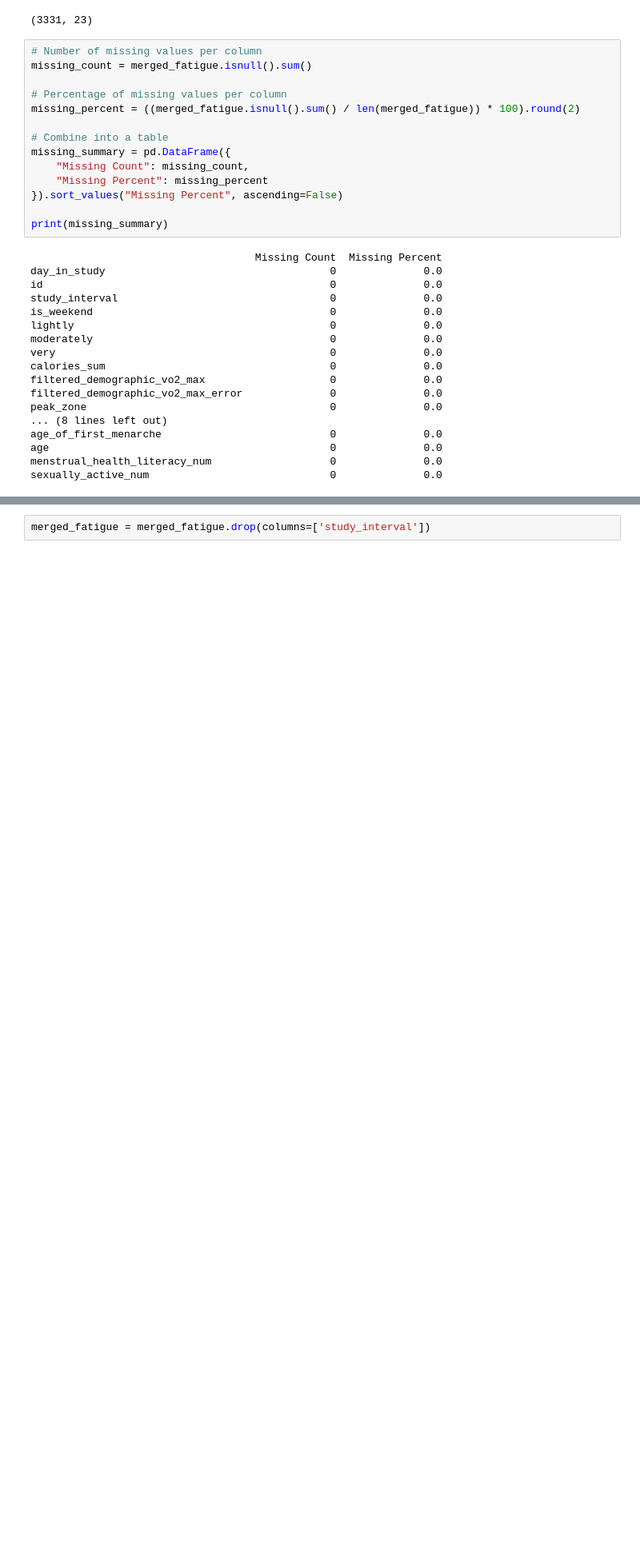
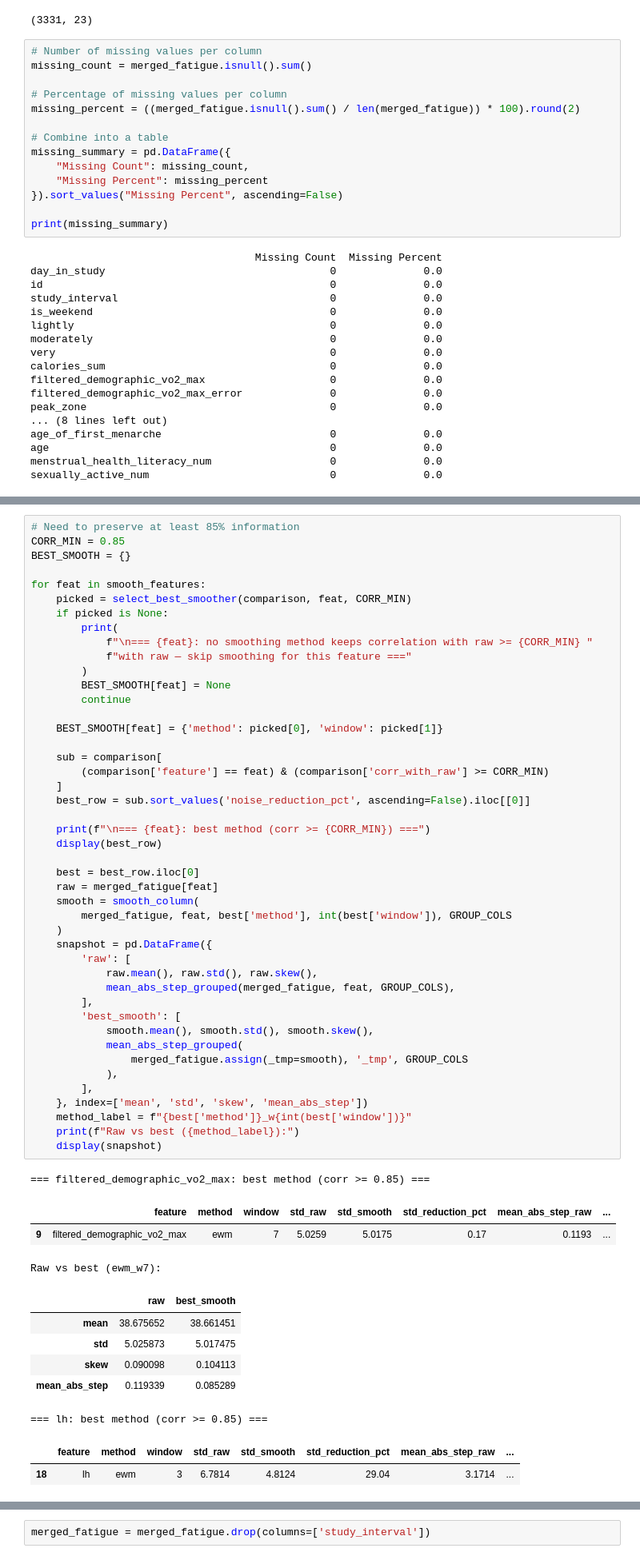
Before and after one commit to EstelleWang-UofT/ML-for-Women, a Jupyter notebook: notebooks/physical activity/merged preprocess.ipynb, the cells around one changed output, grey strips where cells are left out. Shown at 80% size. Drawn from its saved outputs; the diff is of its cells as text; blank space fills up the shorter version.

```diff
--- a/notebooks/physical activity/merged preprocess.ipynb
+++ b/notebooks/physical activity/merged preprocess.ipynb
@@ -307,0 +453,58 @@ sexually_active_num                             0              0.0
+# %%
+# Need to preserve at least 85% information
+CORR_MIN = 0.85
+BEST_SMOOTH = {}
+
+for feat in smooth_features:
+    picked = select_best_smoother(comparison, feat, CORR_MIN)
+    if picked is None:
+        print(
+            f"\n=== {feat}: no smoothing method keeps correlation with raw >= {CORR_MIN} "
+            f"with raw — skip smoothing for this feature ==="
+        )
+        BEST_SMOOTH[feat] = None
+        continue
+
+    BEST_SMOOTH[feat] = {'method': picked[0], 'window': picked[1]}
+
+    sub = comparison[
+        (comparison['feature'] == feat) & (comparison['corr_with_raw'] >= CORR_MIN)
+    ]
+    best_row = sub.sort_values('noise_reduction_pct', ascending=False).iloc[[0]]
+
+    print(f"\n=== {feat}: best method (corr >= {CORR_MIN}) ===")
+    display(best_row)
+
+    best = best_row.iloc[0]
+    raw = merged_fatigue[feat]
+    smooth = smooth_column(
+        merged_fatigue, feat, best['method'], int(best['window']), GROUP_COLS
+    )
+    snapshot = pd.DataFrame({
+        'raw': [
+            raw.mean(), raw.std(), raw.skew(),
+            mean_abs_step_grouped(merged_fatigue, feat, GROUP_COLS),
+        ],
+        'best_smooth': [
+            smooth.mean(), smooth.std(), smooth.skew(),
+            mean_abs_step_grouped(
+                merged_fatigue.assign(_tmp=smooth), '_tmp', GROUP_COLS
+            ),
+        ],
+    }, index=['mean', 'std', 'skew', 'mean_abs_step'])
+    method_label = f"{best['method']}_w{int(best['window'])}"
+    print(f"Raw vs best ({method_label}):")
+    display(snapshot)
+# %% [output]
+=== filtered_demographic_vo2_max: best method (corr >= 0.85) ===
+|  | feature | method | window | std_raw | std_smooth | std_reduction_pct | mean_abs_step_raw | ... |
+| 9 | filtered_demographic_vo2_max | ewm | 7 | 5.0259 | 5.0175 | 0.17 | 0.1193 | ... |
+Raw vs best (ewm_w7):
+|  | raw | best_smooth |
+| mean | 38.675652 | 38.661451 |
+| std | 5.025873 | 5.017475 |
+| skew | 0.090098 | 0.104113 |
+| mean_abs_step | 0.119339 | 0.085289 |
+=== lh: best method (corr >= 0.85) ===
+|  | feature | method | window | std_raw | std_smooth | std_reduction_pct | mean_abs_step_raw | ... |
+| 18 | lh | ewm | 3 | 6.7814 | 4.8124 | 29.04 | 3.1714 | ... |
```
Also changed, not shown: parts of 18 cells of this notebook.
